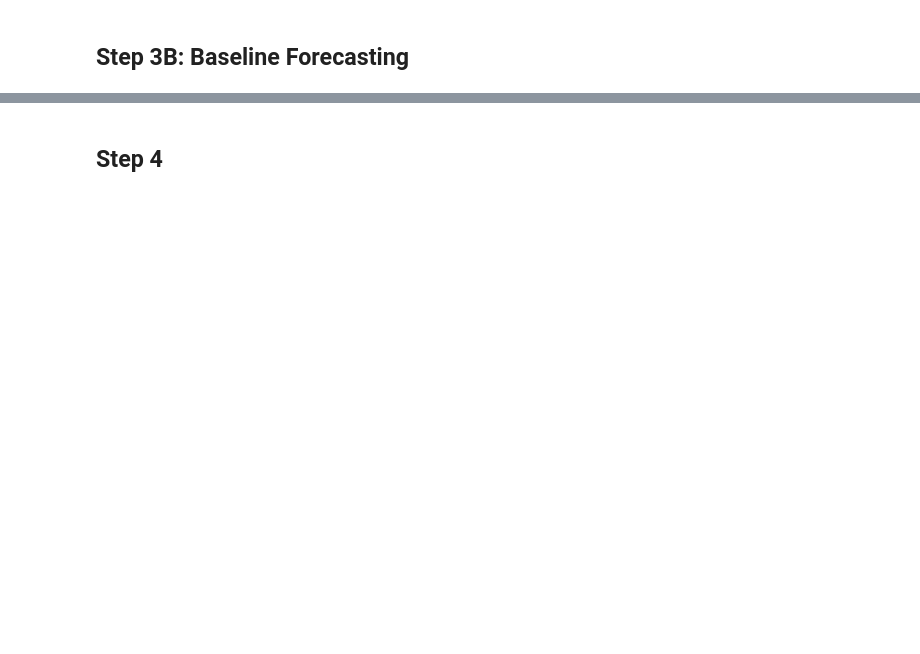
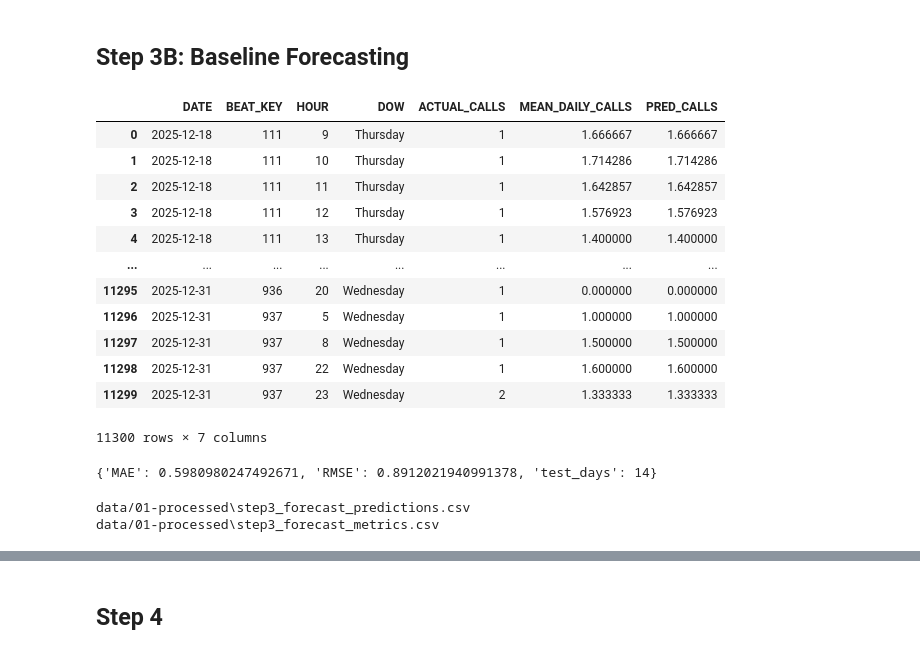
Before and after one commit to BJKin/Analytics-Driven-Resource-Deployment-for-San-Diego-Emergency-Services, a Jupyter notebook: data_pipeline_with_high-level_category_full.ipynb, the cells around one changed output, grey strips where cells are left out. Saved outputs shown, nothing was run; the diff lists cells and outputs as text; code cells hidden in the pictures; blank space fills up the shorter version.

```diff
--- a/data_pipeline_with_high-level_category_full.ipynb
+++ b/data_pipeline_with_high-level_category_full.ipynb
@@ -603,13 +659,33 @@ beat_season.to_csv(os.path.join(OUT_DIR, "step3_hotspots_beat_season.csv"), inde
 ## Step 3B: Baseline Forecasting
 # %%
 pred_df, metrics = step3_baseline_forecast(df_v2, test_days=14)
-metrics
+display(pred_df)
+display(metrics)
 
 pred_df.to_csv(os.path.join(OUT_DIR, "step3_forecast_predictions.csv"), index=False)
 pd.DataFrame([metrics]).to_csv(os.path.join(OUT_DIR, "step3_forecast_metrics.csv"), index=False)
 
-(os.path.join(OUT_DIR, "step3_forecast_predictions.csv"),
- os.path.join(OUT_DIR, "step3_forecast_metrics.csv"))
+path_3 = os.path.join(OUT_DIR, "step3_forecast_predictions.csv")
+path_4 = os.path.join(OUT_DIR, "step3_forecast_metrics.csv")
+print(path_3)
+print(path_4)
+# %% [output]
+|  | DATE | BEAT_KEY | HOUR | DOW | ACTUAL_CALLS | MEAN_DAILY_CALLS | PRED_CALLS |
+| 0 | 2025-12-18 | 111 | 9 | Thursday | 1 | 1.666667 | 1.666667 |
+| 1 | 2025-12-18 | 111 | 10 | Thursday | 1 | 1.714286 | 1.714286 |
+| 2 | 2025-12-18 | 111 | 11 | Thursday | 1 | 1.642857 | 1.642857 |
+| 3 | 2025-12-18 | 111 | 12 | Thursday | 1 | 1.576923 | 1.576923 |
+| 4 | 2025-12-18 | 111 | 13 | Thursday | 1 | 1.400000 | 1.400000 |
+| ... | ... | ... | ... | ... | ... | ... | ... |
+| 11295 | 2025-12-31 | 936 | 20 | Wednesday | 1 | 0.000000 | 0.000000 |
+| 11296 | 2025-12-31 | 937 | 5 | Wednesday | 1 | 1.000000 | 1.000000 |
+| 11297 | 2025-12-31 | 937 | 8 | Wednesday | 1 | 1.500000 | 1.500000 |
+| 11298 | 2025-12-31 | 937 | 22 | Wednesday | 1 | 1.600000 | 1.600000 |
+| 11299 | 2025-12-31 | 937 | 23 | Wednesday | 2 | 1.333333 | 1.333333 |
+11300 rows × 7 columns
+{'MAE': 0.5980980247492671, 'RMSE': 0.8912021940991378, 'test_days': 14}
+data/01-processed\step3_forecast_predictions.csv
+data/01-processed\step3_forecast_metrics.csv
 # %%
 top_beats = list(beat_counts.head(3).index)
 viz = pred_df[pred_df['BEAT_KEY'].isin(top_beats)].copy()
```
Also changed, not shown: parts of 17 cells of this notebook, 9 other files.
